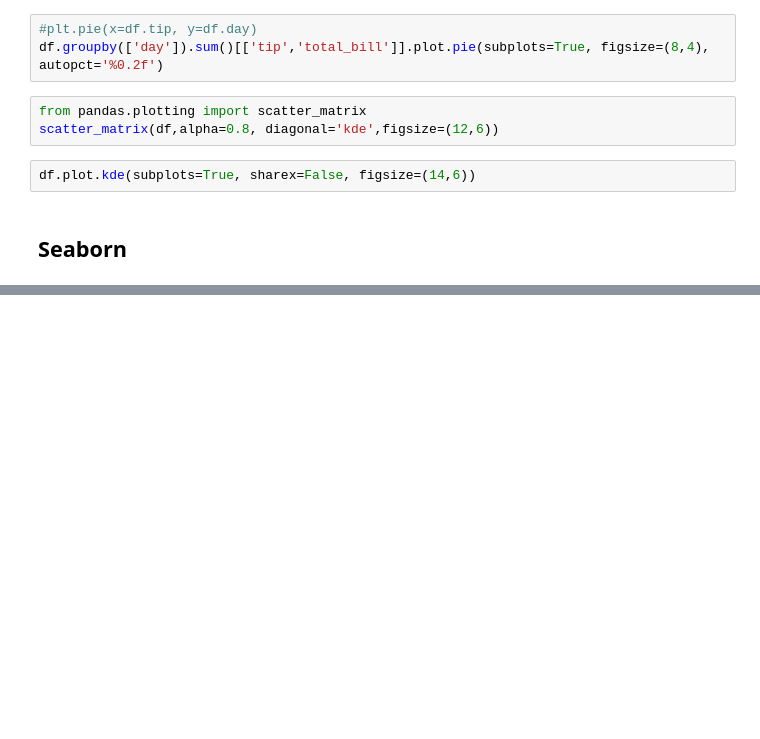
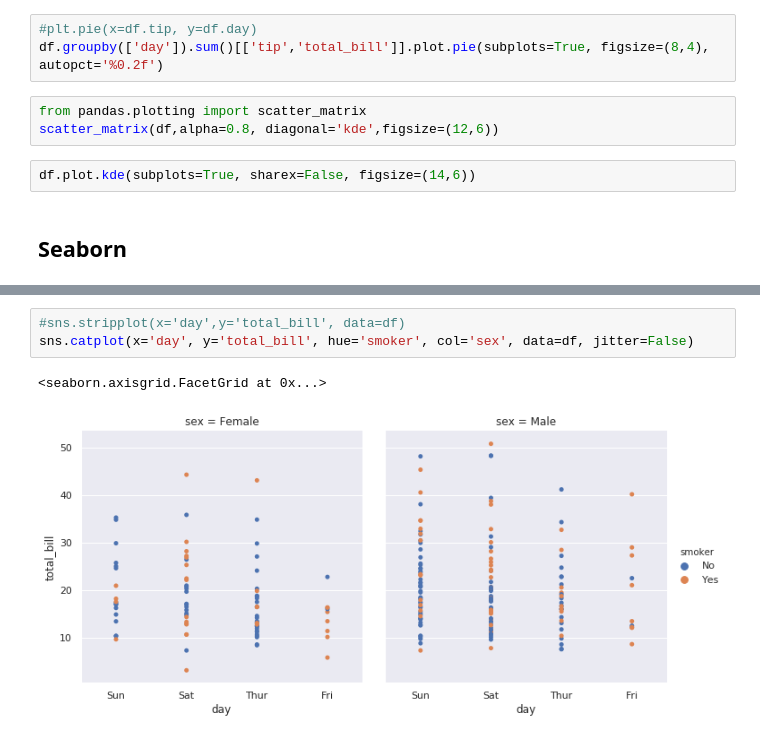
Before and after one commit to praveengurrapu/MLCourse, a Jupyter notebook: visualization/Visualization.ipynb, the cells around one changed output, grey strips where cells are left out. Drawn from its saved outputs; the diff is of its cells as text; blank space fills up the shorter version.

```diff
--- a/visualization/Visualization.ipynb
+++ b/visualization/Visualization.ipynb
@@ -44,0 +93,6 @@ H4sIAAAAAAAAAGVRW3OiMBj9Kzu8WisXQexMZxaVqhQVL0Vk3YcQgsZCwCQotuN/38i67cNmJi/nnJzv
+# %%
+#sns.stripplot(x='day',y='total_bill', data=df)
+sns.catplot(x='day', y='total_bill', hue='smoker', col='sex', data=df, jitter=False)
+# %% [output]
+<seaborn.axisgrid.FacetGrid at 0x...>
+[figure, added]
```
Also changed, not shown: parts of 15 cells of this notebook.
